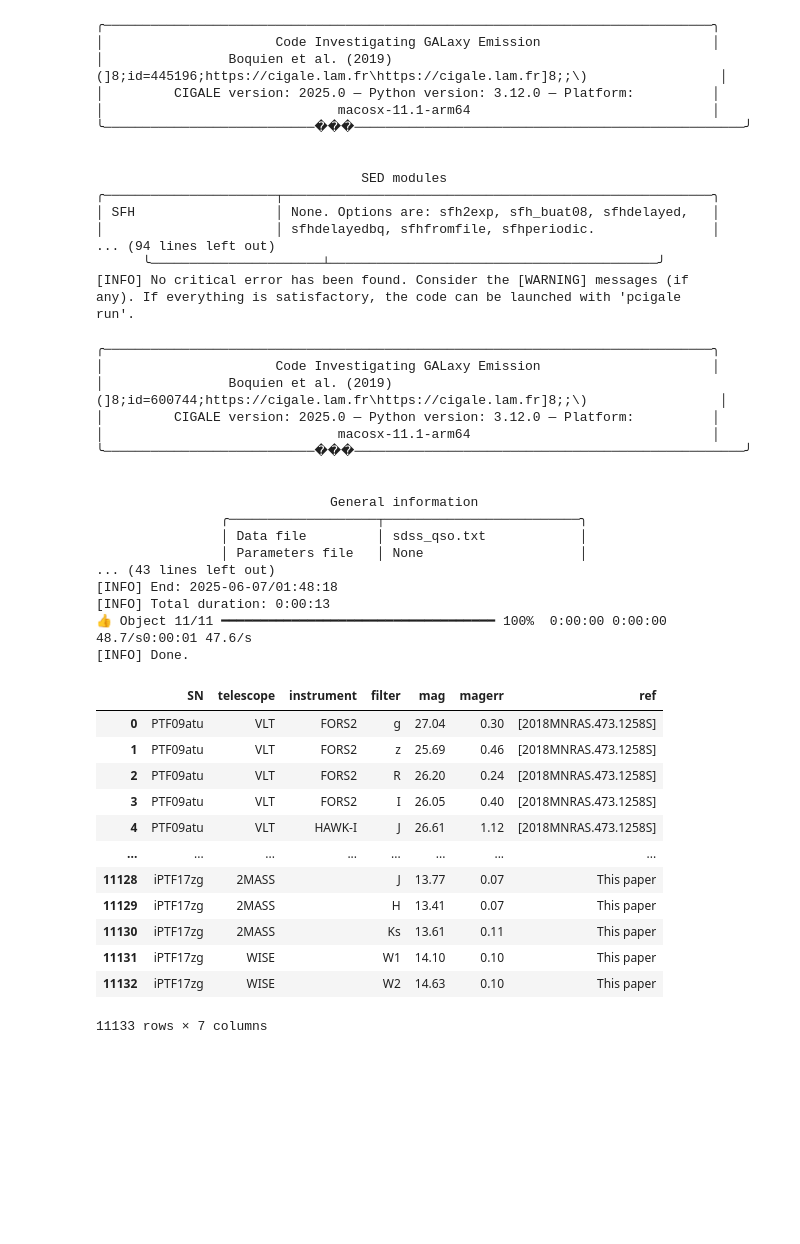
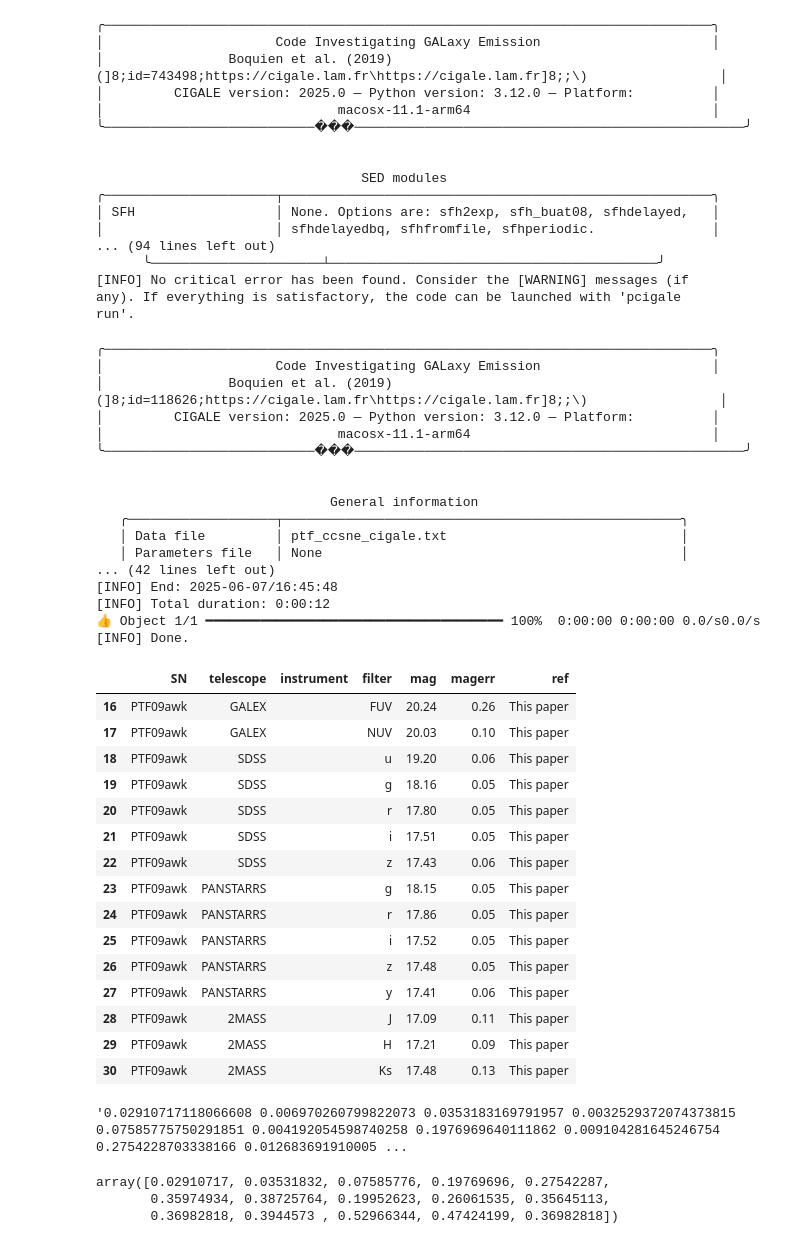
Before and after one commit to aswinsuresh24/sne_hosts, a Jupyter notebook: hosts.ipynb, the cells around one changed output. Drawn from its saved outputs; the diff is of its cells as text; code cells hidden in the pictures; blank space fills up the shorter version.

```diff
--- a/hosts.ipynb
+++ b/hosts.ipynb
@@ -97,16 +98,17 @@ def read_ptf_sample(filename):
         ptf_sne['telescope'] = ptf_sne['telescope'].str.strip()
         ptf_sne['instrument'] = ptf_sne['instrument'].str.strip()
         ptf_sne['filter'] = ptf_sne['filter'].str.strip()
+        ptf_sne['ref'] = ptf_sne['ref'].str.strip()
 
         return ptf_sne
     except:
         raise ValueError('Reformat input file with correct whitespaces and delimiters')
 # %%
-config = prep_cigale('pcigale.ini', CIGALE_PARAMS)
+config = prep_cigale(CIGALE_PARAMS)
 # %% [output]
 ╭──────────────────────────────────────────────────────────────────────────────╮
 │                      Code Investigating GALaxy Emission                      │
-│                Boquien et al. (2019) (]8;id=445196;https://cigale.lam.fr\https://cigale.lam.fr]8;;\)                 │
+│                Boquien et al. (2019) (]8;id=743498;https://cigale.lam.fr\https://cigale.lam.fr]8;;\)                 │
 │         CIGALE version: 2025.0 — Python version: 3.12.0 — Platform:          │
 │                              macosx-11.1-arm64                               │
 ╰───────────────────────────���──────────────────────────────────────────────────╯
@@ -122,40 +124,61 @@ config = prep_cigale('pcigale.ini', CIGALE_PARAMS)
 any). If everything is satisfactory, the code can be launched with 'pcigale
 run'.
 # %%
-run_cigale('pcigale.ini', CIGALE_PARAMS, 'sdss', plot=True)
+run_cigale('pcigale.ini', CIGALE_PARAMS, 'ptftest', plot=True)
 # %% [output]
 ╭──────────────────────────────────────────────────────────────────────────────╮
 │                      Code Investigating GALaxy Emission                      │
-│                Boquien et al. (2019) (]8;id=600744;https://cigale.lam.fr\https://cigale.lam.fr]8;;\)                 │
+│                Boquien et al. (2019) (]8;id=118626;https://cigale.lam.fr\https://cigale.lam.fr]8;;\)                 │
 │         CIGALE version: 2025.0 — Python version: 3.12.0 — Platform:          │
 │                              macosx-11.1-arm64                               │
 ╰───────────────────────────���──────────────────────────────────────────────────╯
 
 
                               General information
-                ╭───────────────────┬─────────────────────────╮
-                │ Data file         │ sdss_qso.txt            │
-                │ Parameters file   │ None                    │
-... (43 lines left out)
-[INFO] End: 2025-06-07/01:48:18
-[INFO] Total duration: 0:00:13
-👍 Object 11/11 ━━━━━━━━━━━━━━━━━━━━━━━━━━━━━━━━━━━ 100%  0:00:00 0:00:00 48.7/s0:00:01 47.6/s
+   ╭───────────────────┬───────────────────────────────────────────────────╮
+   │ Data file         │ ptf_ccsne_cigale.txt                              │
+   │ Parameters file   │ None                                              │
+... (42 lines left out)
+[INFO] End: 2025-06-07/16:45:48
+[INFO] Total duration: 0:00:12
+👍 Object 1/1 ━━━━━━━━━━━━━━━━━━━━━━━━━━━━━━━━━━━━━━ 100%  0:00:00 0:00:00 0.0/s0.0/s
 [INFO] Done.
 # %%
 ptf_sne = read_ptf_sample('ptf_ccsne.csv')
+ptf_sne = ptf_sne[ptf_sne['ref'] == 'This paper']
 # %%
-ptf_sne
+sn = 'PTF09awk'
+ptf09awk = ptf_sne[ptf_sne['SN'] == sn]
+awkmag, awkerr = ptf09awk['mag'].to_numpy(), ptf09awk['magerr'].to_numpy()
+awkflux = 10**((awkmag - 8.90)/-2.5)*1000
+awkfluxerr = awkerr * awkflux * np.log(10)/2.5
-# %% [output]
-|  | SN | telescope | instrument | filter | mag | magerr | ref |
-| 0 | PTF09atu | VLT | FORS2 | g | 27.04 | 0.30 | [2018MNRAS.473.1258S] |
-| 1 | PTF09atu | VLT | FORS2 | z | 25.69 | 0.46 | [2018MNRAS.473.1258S] |
-| 2 | PTF09atu | VLT | FORS2 | R | 26.20 | 0.24 | [2018MNRAS.473.1258S] |
-| 3 | PTF09atu | VLT | FORS2 | I | 26.05 | 0.40 | [2018MNRAS.473.1258S] |
-| 4 | PTF09atu | VLT | HAWK-I | J | 26.61 | 1.12 | [2018MNRAS.473.1258S] |
-| ... | ... | ... | ... | ... | ... | ... | ... |
-| 11128 | iPTF17zg | 2MASS |  | J | 13.77 | 0.07 | This paper |
-| 11129 | iPTF17zg | 2MASS |  | H | 13.41 | 0.07 | This paper |
-| 11130 | iPTF17zg | 2MASS |  | Ks | 13.61 | 0.11 | This paper |
-| 11131 | iPTF17zg | WISE |  | W1 | 14.10 | 0.10 | This paper |
-| 11132 | iPTF17zg | WISE |  | W2 | 14.63 | 0.10 | This paper |
-11133 rows × 7 columns
+# %%
+ptf09awk
+# %% [output]
+|  | SN | telescope | instrument | filter | mag | magerr | ref |
+| 16 | PTF09awk | GALEX |  | FUV | 20.24 | 0.26 | This paper |
+| 17 | PTF09awk | GALEX |  | NUV | 20.03 | 0.10 | This paper |
+| 18 | PTF09awk | SDSS |  | u | 19.20 | 0.06 | This paper |
+| 19 | PTF09awk | SDSS |  | g | 18.16 | 0.05 | This paper |
+| 20 | PTF09awk | SDSS |  | r | 17.80 | 0.05 | This paper |
+| 21 | PTF09awk | SDSS |  | i | 17.51 | 0.05 | This paper |
+| 22 | PTF09awk | SDSS |  | z | 17.43 | 0.06 | This paper |
+| 23 | PTF09awk | PANSTARRS |  | g | 18.15 | 0.05 | This paper |
+| 24 | PTF09awk | PANSTARRS |  | r | 17.86 | 0.05 | This paper |
+| 25 | PTF09awk | PANSTARRS |  | i | 17.52 | 0.05 | This paper |
+| 26 | PTF09awk | PANSTARRS |  | z | 17.48 | 0.05 | This paper |
+| 27 | PTF09awk | PANSTARRS |  | y | 17.41 | 0.06 | This paper |
+| 28 | PTF09awk | 2MASS |  | J | 17.09 | 0.11 | This paper |
+| 29 | PTF09awk | 2MASS |  | H | 17.21 | 0.09 | This paper |
+| 30 | PTF09awk | 2MASS |  | Ks | 17.48 | 0.13 | This paper |
+# %%
+line = [f'{i} {j}' for i, j in zip(awkflux, awkfluxerr)]
+' '.join(line)
+# %% [output]
+'0.02910717118066608 0.006970260799822073 0.0353183169791957 0.0032529372074373815 0.07585775750291851 0.004192054598740258 0.1976969640111862 0.009104281645246754 0.2754228703338166 0.012683691910005 ...
+# %%
+awkflux
+# %% [output]
+array([0.02910717, 0.03531832, 0.07585776, 0.19769696, 0.27542287,
+       0.35974934, 0.38725764, 0.19952623, 0.26061535, 0.35645113,
+       0.36982818, 0.3944573 , 0.52966344, 0.47424199, 0.36982818])
```
Also changed, not shown: parts of 3 cells of this notebook, 2 other files.
